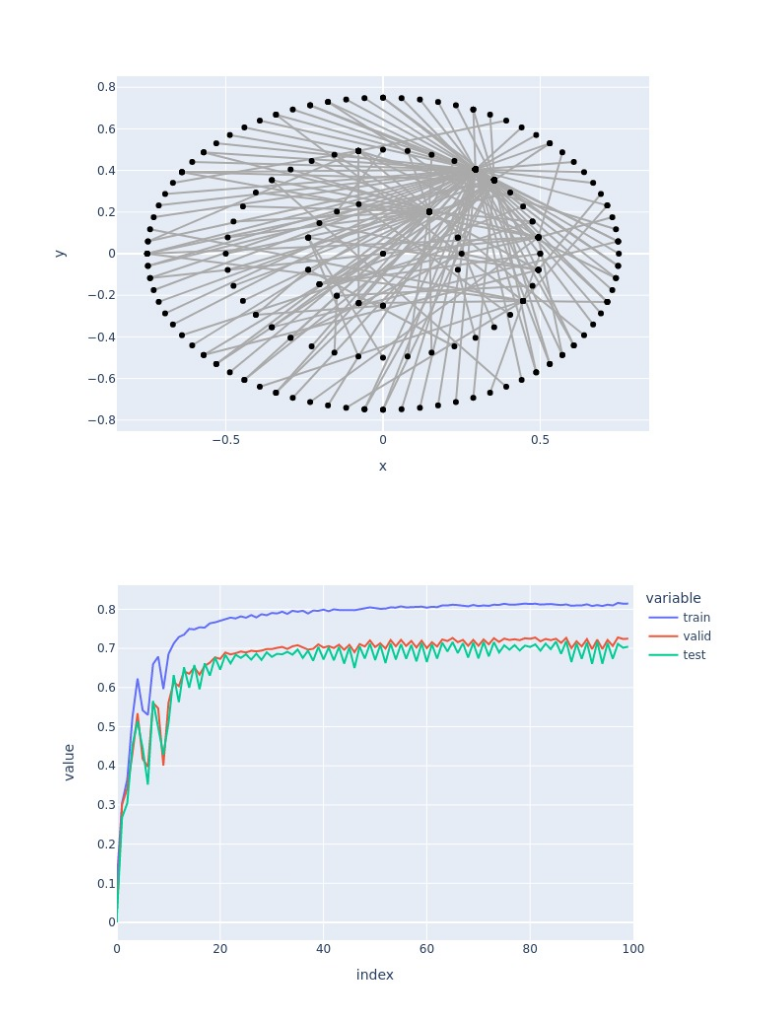
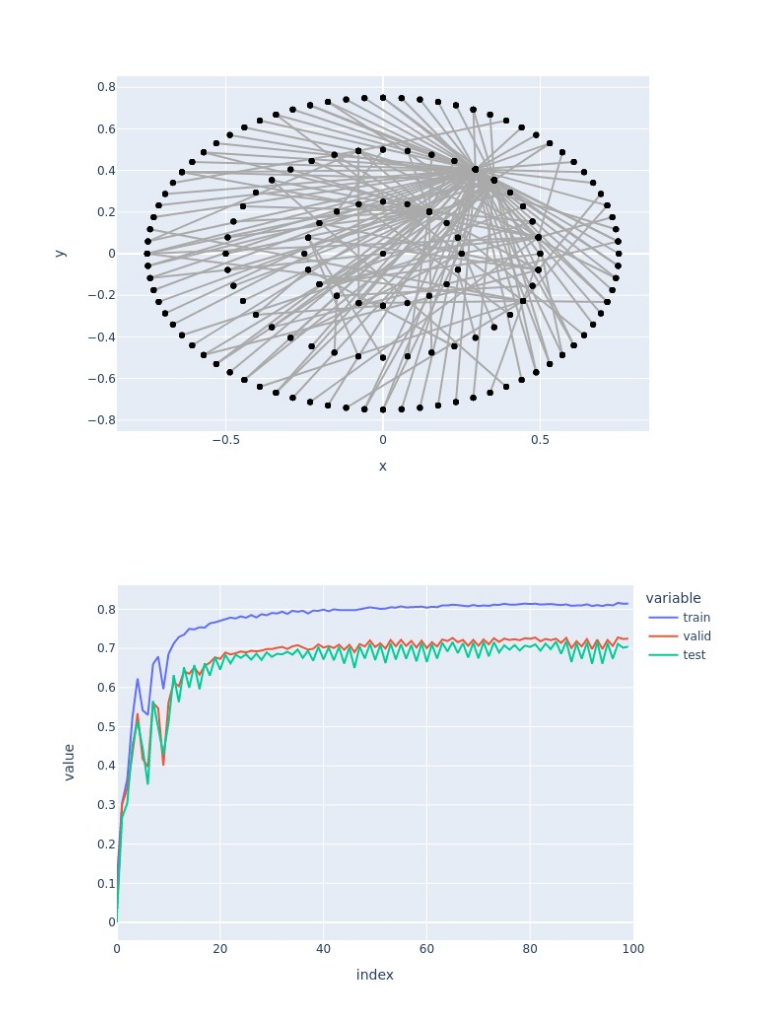
Before and after one commit to ryandaryl/graph-models-working, a Jupyter notebook: dgl_gat/run.ipynb, the cells around one changed output. Cells and saved outputs as stored; diff of their text form; code cells hidden in the pictures.

Commit message:
Remove pathfinding from edges_for_hops method

```diff
--- a/dgl_gat/run.ipynb
+++ b/dgl_gat/run.ipynb
@@ -57,21 +57,12 @@ def draw_networkx_plotly(G, edges, layout, metadata=None, **kwargs):
 
 def edges_for_hops(graph, G, source_id, max_per_hop, device):
     n_hops = len(max_per_hop)
-    max_outer_nodes = max_per_hop[-1]
-    path_lengths = np.array(list(nx.single_source_shortest_path_length(
-        G.to_undirected(), source_id, cutoff=n_hops).items()))
-    subgraph = nx.Graph(nx.induced_subgraph(G, path_lengths[:, 0]))
-    path_lengths_outer = path_lengths[path_lengths[:, 1] == path_lengths[:, 1].max()]
-    np.random.shuffle(path_lengths)
-    subgraph.add_edges_from([(target_id, 999) for target_id in path_lengths_outer[:max_outer_nodes, 0]])
-    paths = nx.all_shortest_paths(subgraph, source_id, 999)
-    node_ids = list(set(sum([path[:-1] for path in paths if source_id in path], [])))
-    shells = [[] for _ in range(path_lengths[:, 1].max() + 1)]
-    for node_id, path_length in path_lengths:
-        shells[path_length].append(node_id)
-    subgraph = nx.Graph(nx.induced_subgraph(G, node_ids))
-    subgraph.remove_node(source_id)
-    edges = torch.tensor(nx.to_pandas_edgelist(subgraph)[["source", "target"]].to_numpy(), device=device)
+    path_lengths = nx.single_source_shortest_path_length(
+        G.to_undirected(), source_id, cutoff=n_hops)
+    shells = pd.DataFrame(path_lengths.items()).groupby(1)[0].apply(list).tolist()
+    subgraph = nx.Graph(nx.induced_subgraph(G, path_lengths.keys()))
+    edges = (nx.to_pandas_edgelist(subgraph)[["source", "target"]]
+        .sample(n=sum(max_per_hop)).to_numpy())
     layout = nx.shell_layout(subgraph, shells)
     return edges, layout
 # %%
@@ -90,15 +81,15 @@ datamodule = DataModule(
 # %%
 source_id = 0
 max_per_hop = [20, 40, 80]
 edges, layout = edges_for_hops(graph, G, source_id, max_per_hop, device='cpu')
 metadata = pd.DataFrame.from_dict([{
     'id': node_id,
     'degree': G.degree(node_id),
     'label': labels[node_id],
-} for node_id in edges.unique().tolist()])
+} for node_id in np.unique(edges).tolist()])
 draw_networkx_plotly(G, edges, layout, metadata)
 # %% [output]
-[figure, old version]
+[figure, new version]
 # %%
 accuracy = lambda pred, labels, idx: compute_accuracy_train_val_test(
     pred, labels, idx, split_idx
```
Also changed, not shown: 1 other file.
